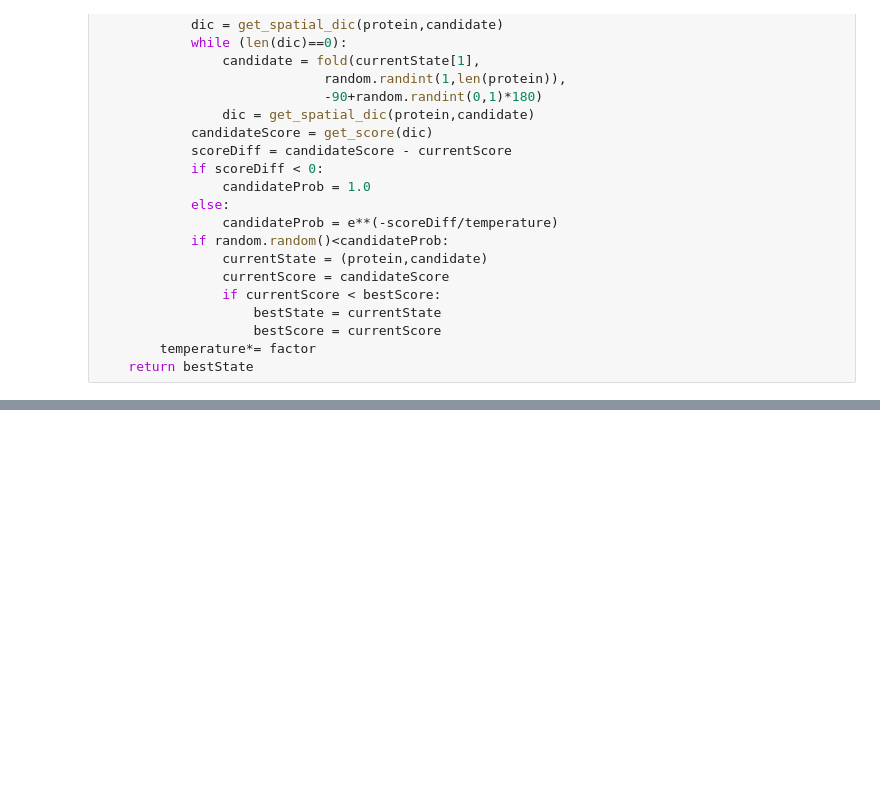
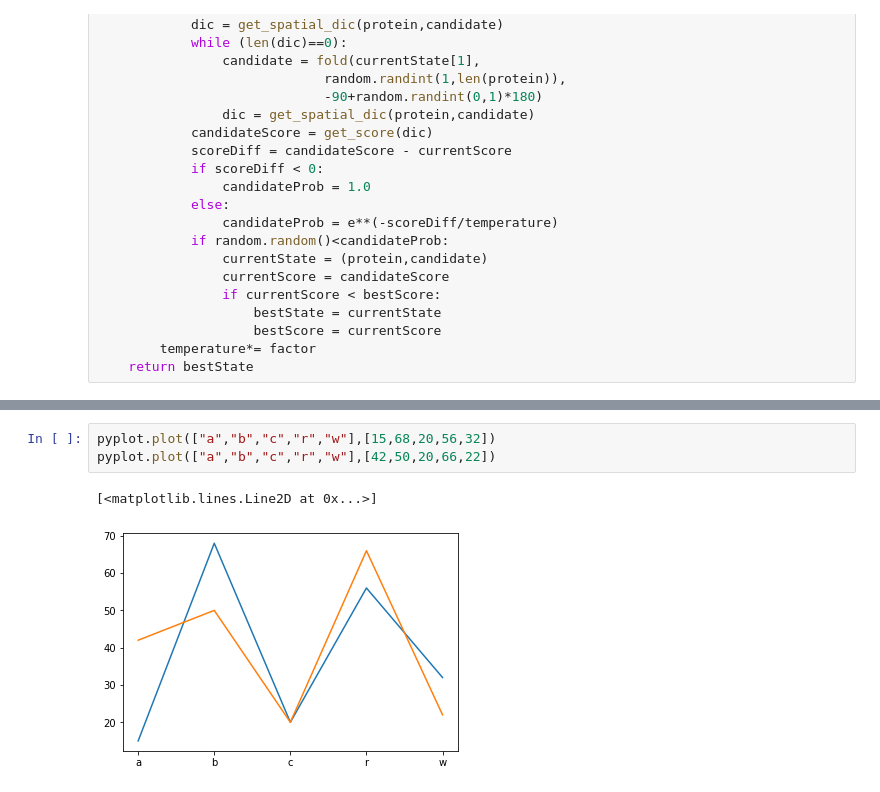
Before and after one commit to ABRomeroLosada/BAG-python, a Jupyter notebook: plegado2D_sol.ipynb, the cells around one changed output, grey strips where cells are left out. Drawn from its saved outputs; the diff is of its cells as text; blank space fills up the shorter version.

```diff
--- a/plegado2D_sol.ipynb
+++ b/plegado2D_sol.ipynb
@@ -434,0 +417,6 @@ Se pide:
+# %%
+pyplot.plot(["a","b","c","r","w"],[15,68,20,56,32])
+pyplot.plot(["a","b","c","r","w"],[42,50,20,66,22])
+# %% [output]
+[<matplotlib.lines.Line2D at 0x...>]
+[figure, added]
```
Also changed, not shown: parts of 21 cells of this notebook.
